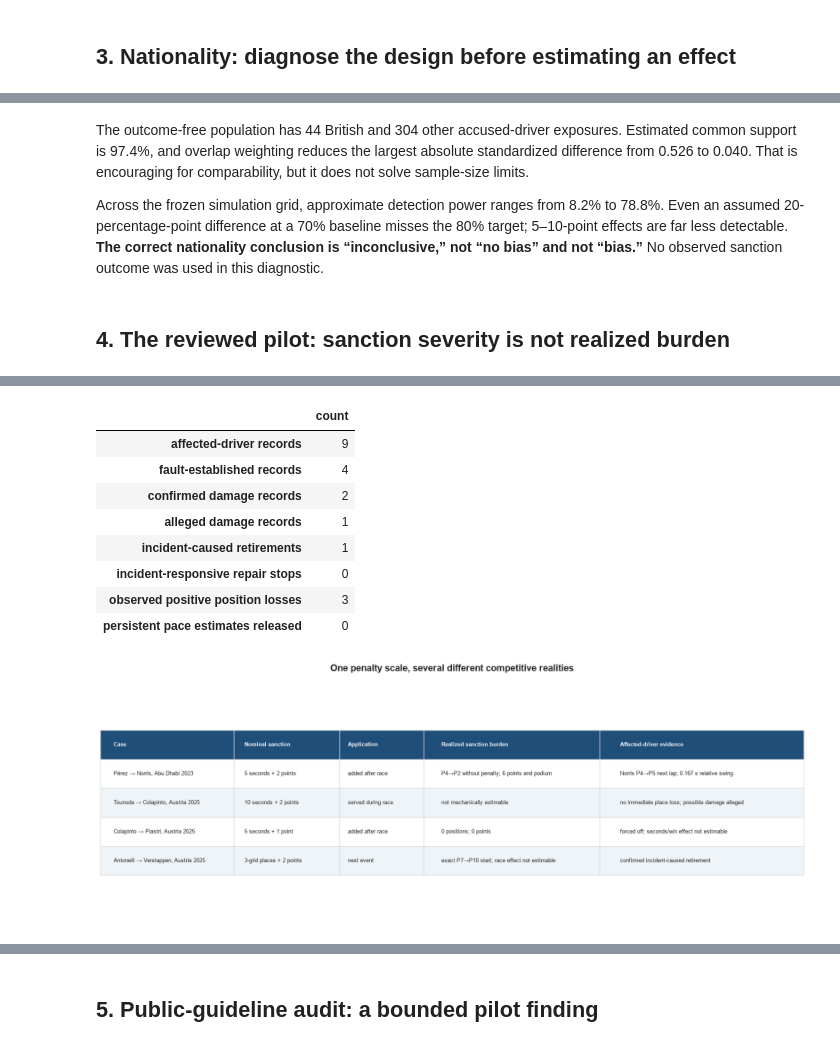
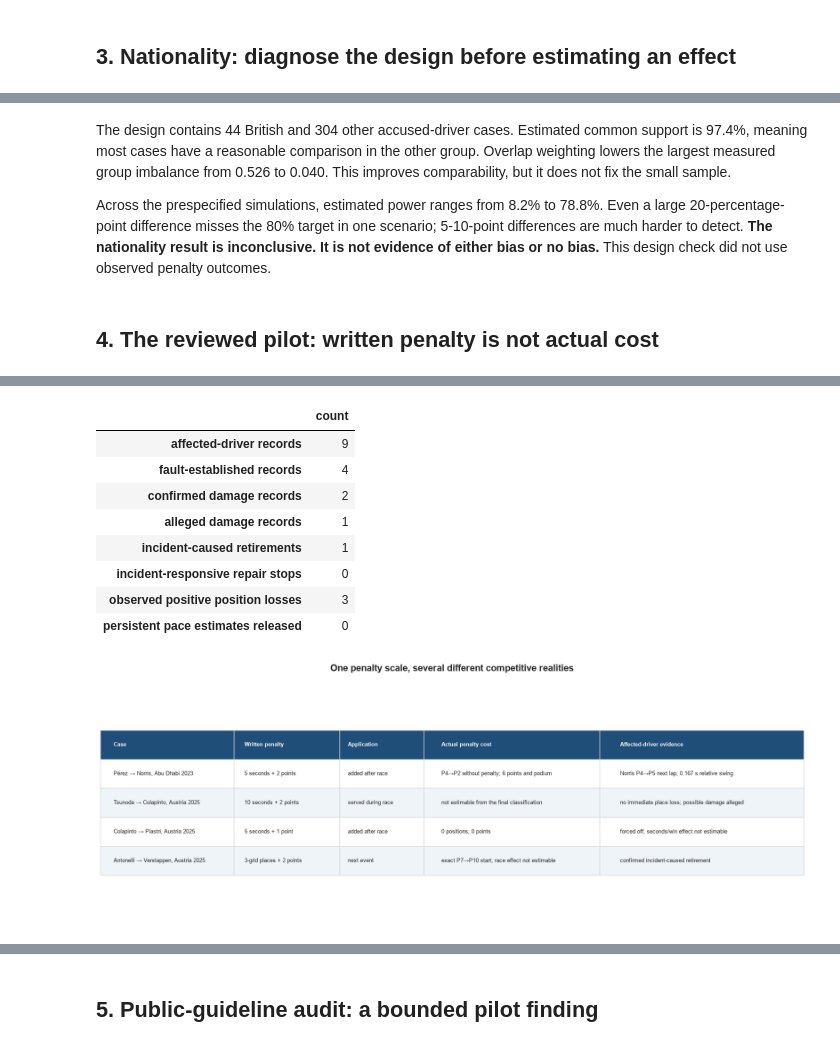
Before and after one commit to brianbzeng/f1-stewarding-analysis, a Jupyter notebook: notebooks/06_final_oversight_report.ipynb, the cells around one changed output, grey strips where cells are left out. Cells and saved outputs as stored; diff of their text form; code cells hidden in the pictures.

```diff
--- a/notebooks/06_final_oversight_report.ipynb
+++ b/notebooks/06_final_oversight_report.ipynb
@@ -308,14 +306,15 @@ overlap.summary.to_csv(GENERATED / "nationality_overlap_summary.csv", index=Fals
 # %% [markdown]
-The outcome-free population has 44 British and 304 other accused-driver exposures. Estimated common
-support is 97.4%, and overlap weighting reduces the largest absolute standardized difference from
-0.526 to 0.040. That is encouraging for comparability, but it does not solve sample-size limits.
+The design contains 44 British and 304 other accused-driver cases. Estimated common support is
+97.4%, meaning most cases have a reasonable comparison in the other group. Overlap weighting lowers
+the largest measured group imbalance from 0.526 to 0.040. This improves comparability, but it does
+not fix the small sample.
 
-Across the frozen simulation grid, approximate detection power ranges from 8.2% to 78.8%. Even an
-assumed 20-percentage-point difference at a 70% baseline misses the 80% target; 5–10-point effects
-are far less detectable. **The correct nationality conclusion is “inconclusive,” not “no bias” and
-not “bias.”** No observed sanction outcome was used in this diagnostic.
+Across the prespecified simulations, estimated power ranges from 8.2% to 78.8%. Even a large
+20-percentage-point difference misses the 80% target in one scenario; 5-10-point differences are
+much harder to detect. **The nationality result is inconclusive. It is not evidence of either bias
+or no bias.** This design check did not use observed penalty outcomes.
 # %% [markdown]
-## 4. The reviewed pilot: sanction severity is not realized burden
+## 4. The reviewed pilot: written penalty is not actual cost
 # %%
 adjudications = pd.read_csv(PILOT / "adjudications.csv")
 impacts = pd.read_csv(PILOT / "impact_assessments.csv")
@@ -333,30 +332,30 @@ pilot_matrix = pd.DataFrame(
     [
         {
             "case": "Pérez → Norris, Abu Dhabi 2023",
-            "nominal sanction": "5 seconds + 2 points",
+            "written penalty": "5 seconds + 2 points",
             "application": "added after race",
-            "realized sanction burden": "P4→P2 without penalty; 6 points and podium",
+            "actual penalty cost": "P4→P2 without penalty; 6 points and podium",
             "affected-driver evidence": "Norris P4→P5 next lap; 0.167 s relative swing",
         },
         {
             "case": "Tsunoda → Colapinto, Austria 2025",
-            "nominal sanction": "10 seconds + 2 points",
+            "written penalty": "10 seconds + 2 points",
             "application": "served during race",
-            "realized sanction burden": "not mechanically estimable",
+            "actual penalty cost": "not estimable from the final classification",
             "affected-driver evidence": "no immediate place loss; possible damage alleged",
         },
         {
             "case": "Colapinto → Piastri, Austria 2025",
-            "nominal sanction": "5 seconds + 1 point",
+            "written penalty": "5 seconds + 1 point",
             "application": "added after race",
-            "realized sanction burden": "0 positions; 0 points",
+            "actual penalty cost": "0 positions; 0 points",
             "affected-driver evidence": "forced off; seconds/win effect not estimable",
         },
         {
             "case": "Antonelli → Verstappen, Austria 2025",
-            "nominal sanction": "3-grid places + 2 points",
+            "written penalty": "3-grid places + 2 points",
             "application": "next event",
-            "realized sanction burden": "exact P7→P10 start; race effect not estimable",
+            "actual penalty cost": "exact P7→P10 start; race effect not estimable",
             "affected-driver evidence": "confirmed incident-caused retirement",
         },
     ]
@@ -387,9 +386,9 @@ table_ax.axis("off")
 wrapped = pilot_matrix.copy()
 wrapped.columns = [
     "Case",
-    "Nominal sanction",
+    "Written penalty",
     "Application",
-    "Realized sanction burden",
+    "Actual penalty cost",
     "Affected-driver evidence",
 ]
 table = table_ax.table(
@@ -426,13 +425,13 @@ plt.show()
 | 2 | Colapinto → Piastri, Austria 2025 | 5 seconds + 1 point | added after race | 0 positions; 0 points | forced off; seconds/win effect no... |
 | 3 | Antonelli → Verstappen, Austria 2025 | 3-grid places + 2 points | next event | exact P7→P10 start; race effect n... | confirmed incident-caused retirement |
 |  | count |
 | affected-driver records | 9 |
 | fault-established records | 4 |
 | confirmed damage records | 2 |
 | alleged damage records | 1 |
 | incident-caused retirements | 1 |
 | incident-responsive repair stops | 0 |
 | observed positive position losses | 3 |
 | persistent pace estimates released | 0 |
-[figure, old version]
+[figure, new version]
 # %% [markdown]
```
Also changed, not shown: parts of 13 cells of this notebook, 7 other files.
